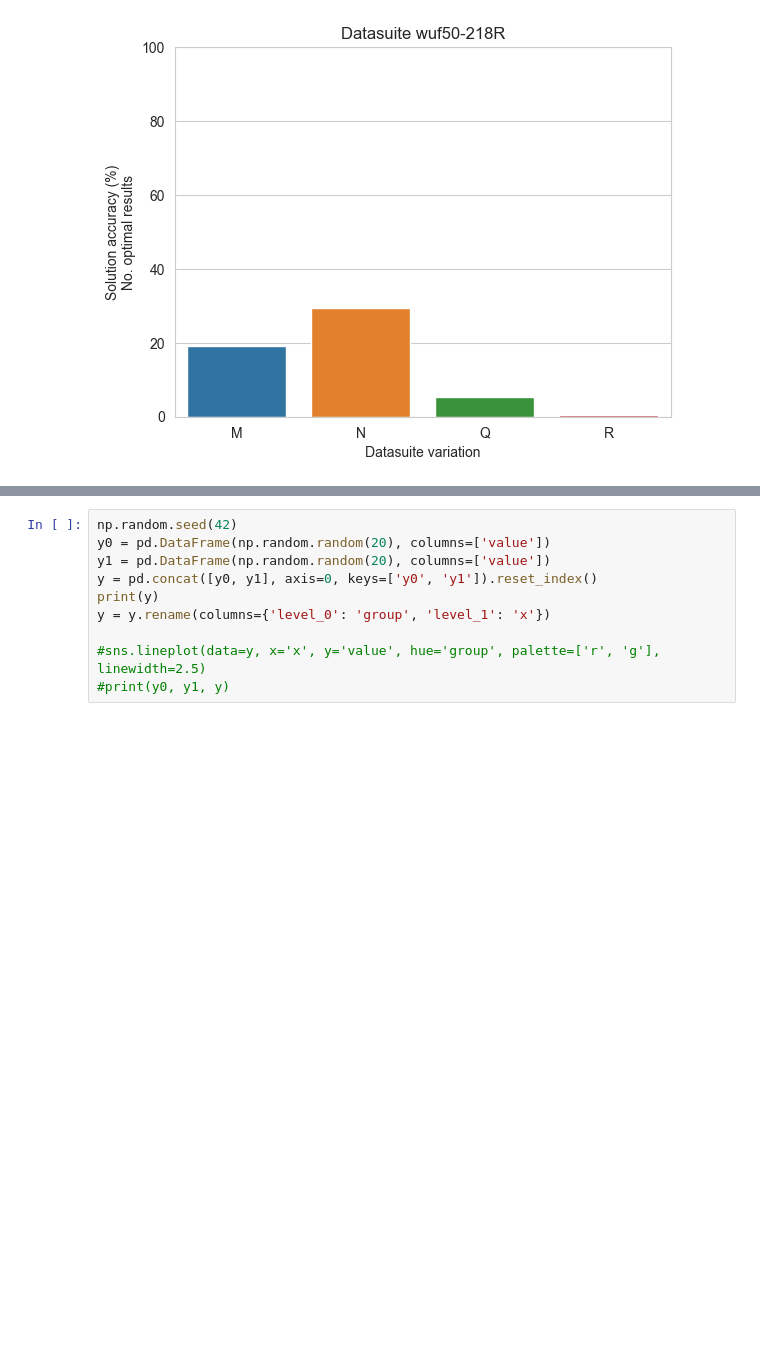
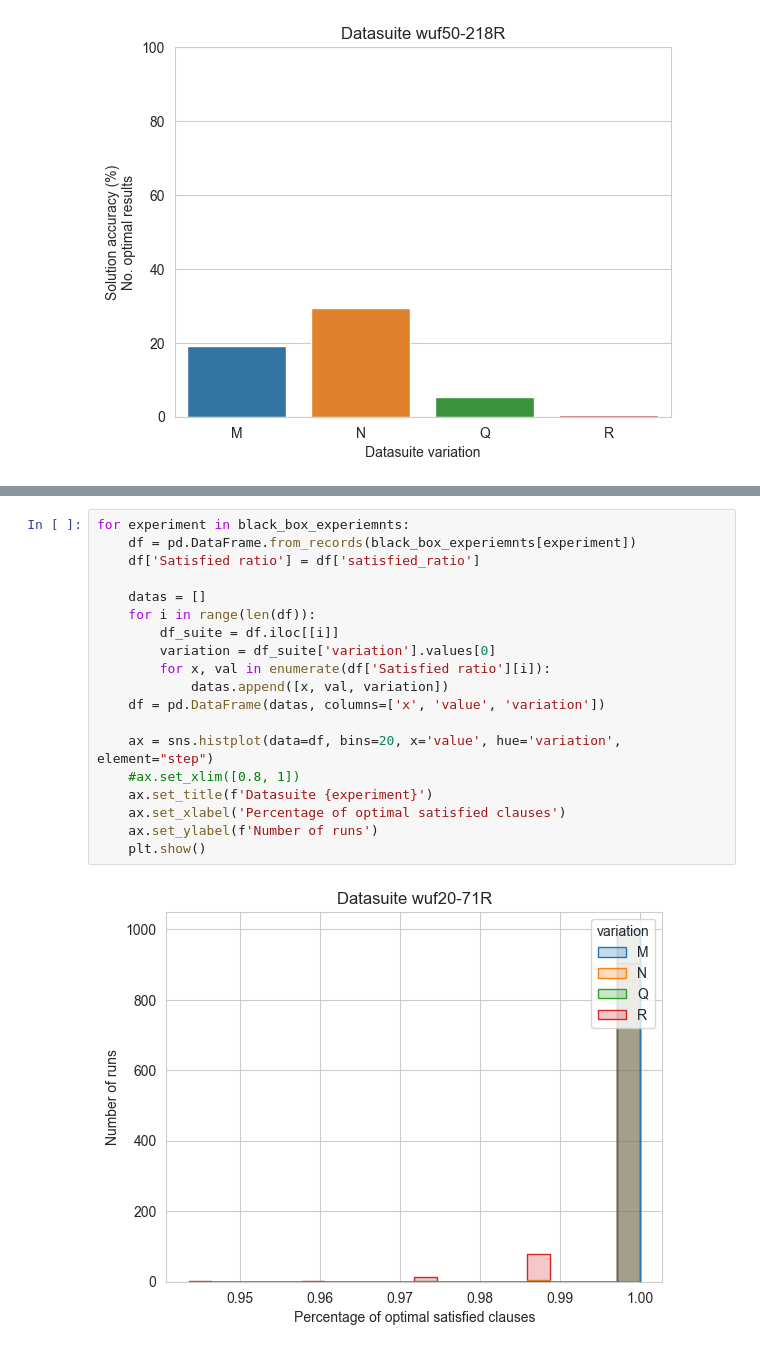
Before and after one commit to zapotocnylubos/ni-kop-heuristic, a Jupyter notebook: main.ipynb, the cells around one changed output, grey strips where cells are left out. Drawn from its saved outputs; the diff is of its cells as text; blank space fills up the shorter version.

```diff
--- a/main.ipynb
+++ b/main.ipynb
@@ -535,10 +501,21 @@ for experiment in black_box_experiemnts:
-# %%
-np.random.seed(42)
-y0 = pd.DataFrame(np.random.random(20), columns=['value'])
-y1 = pd.DataFrame(np.random.random(20), columns=['value'])
-y = pd.concat([y0, y1], axis=0, keys=['y0', 'y1']).reset_index()
-print(y)
-y = y.rename(columns={'level_0': 'group', 'level_1': 'x'})
-
-#sns.lineplot(data=y, x='x', y='value', hue='group', palette=['r', 'g'], linewidth=2.5)
-#print(y0, y1, y)
+# %%
+for experiment in black_box_experiemnts:
+    df = pd.DataFrame.from_records(black_box_experiemnts[experiment])
+    df['Satisfied ratio'] = df['satisfied_ratio']
+
+    datas = []
+    for i in range(len(df)):
+        df_suite = df.iloc[[i]]
+        variation = df_suite['variation'].values[0]
+        for x, val in enumerate(df['Satisfied ratio'][i]):
+            datas.append([x, val, variation])
+    df = pd.DataFrame(datas, columns=['x', 'value', 'variation'])
+
+    ax = sns.histplot(data=df, bins=20, x='value', hue='variation', element="step")
+    #ax.set_xlim([0.8, 1])
+    ax.set_title(f'Datasuite {experiment}')
+    ax.set_xlabel('Percentage of optimal satisfied clauses')
+    ax.set_ylabel(f'Number of runs')
+    plt.show()
+# %% [output]
+[figure, added]
```
Also changed, not shown: parts of 2 cells of this notebook, 11 other files.
